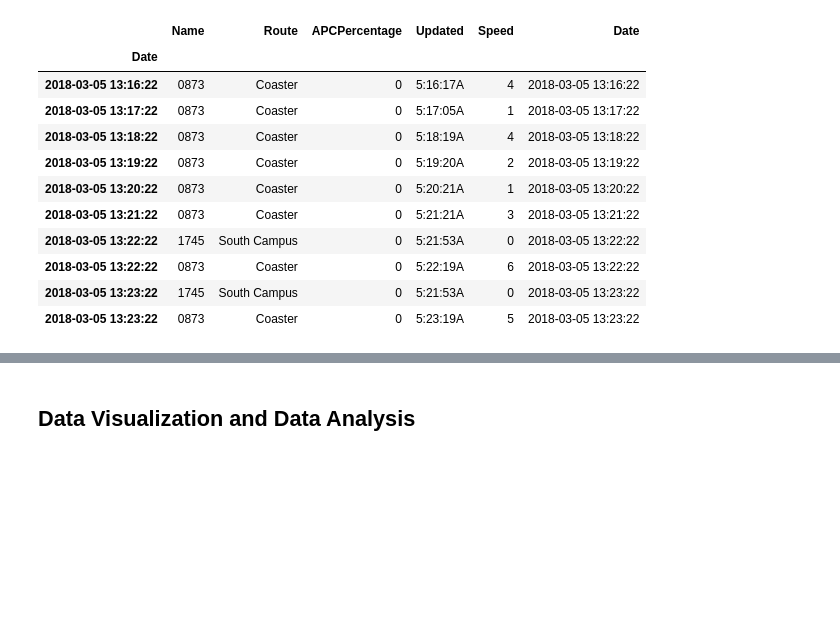
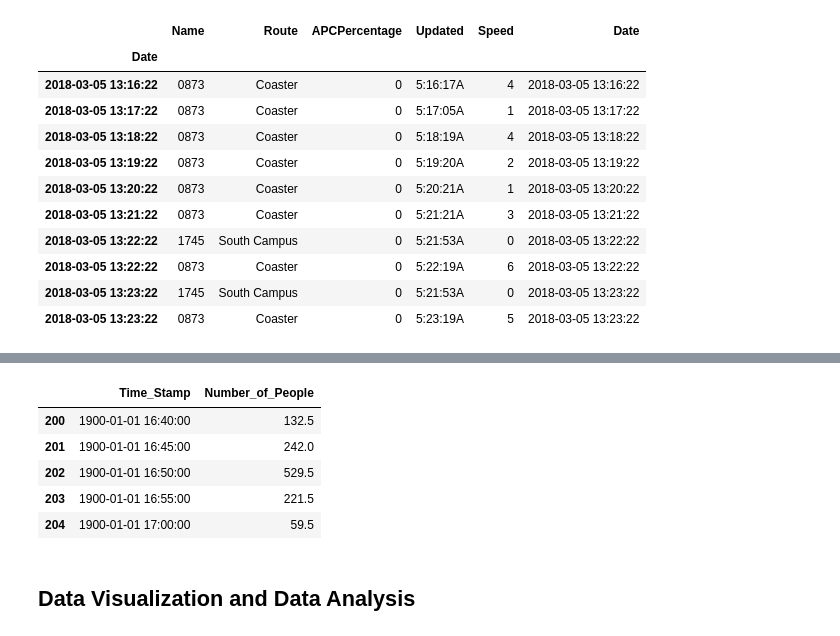
Before and after one commit to kelvinluime/Pr_059, a Jupyter notebook: FinalProject.ipynb, the cells around one changed output, grey strips where cells are left out. Saved outputs shown, nothing was run; the diff lists cells and outputs as text; code cells hidden in the pictures; blank space fills up the shorter version.

```diff
--- a/FinalProject.ipynb
+++ b/FinalProject.ipynb
@@ -997,3 +1085,58 @@ df_shuttle.head(10)
+# %%
+current_time = datetime.datetime(2018, 3, 5)
+end_time = datetime.datetime(2018, 3, 10)
+row_idx = 0
+
+index_dictionary = get_index_dictionary()
+
+sums = np.array([np.zeros(len(index_dictionary))]*7, dtype=float)
+
+while current_time != end_time and row_idx < new_shuttle_df.shape[0]:
+    row_time_stamp = datetime.datetime.strptime(str(new_shuttle_df.iloc[row_idx]['Time_Stamp']), '%Y-%m-%d %H:%M:%S')
+    if current_time == row_time_stamp:
+        day_idx = int(new_shuttle_df.iloc[row_idx]['weekday'])
+        corr_idx = index_dictionary[get_key(current_time)]
+        sums[day_idx][corr_idx] += new_shuttle_df.iloc[row_idx]['Number_of_People']
+        row_idx += 1
+    elif current_time < row_time_stamp:
+        current_time += datetime.timedelta(minutes=5)
+    else:
+        row_idx += 1
+# %%
+# Finally we export them into csv files so that we can use them later
+# to visualize
+time_df = get_time_interval_df()
+xfmt = mdates.DateFormatter('%H:%M')
+
+df_shuttle_m = pd.DataFrame({'Time_Stamp': time_df})
+df_shuttle_m['Number_of_People'] = sums[0]
+df_shuttle_m.to_csv('data/monday_shuttle.csv')
+
+df_shuttle_t = pd.DataFrame({'Time_Stamp': time_df})
+df_shuttle_t['Number_of_People'] = sums[1]
+df_shuttle_t.to_csv('data/tuesday_shuttle.csv')
+
+df_shuttle_w = pd.DataFrame({'Time_Stamp': time_df})
+df_shuttle_w['Number_of_People'] = sums[2]
+df_shuttle_w.to_csv('data/wednesday_shuttle.csv')
+
+df_shuttle_r = pd.DataFrame({'Time_Stamp': time_df})
+df_shuttle_r['Number_of_People'] = sums[3]
+df_shuttle_r.to_csv('data/thursday_shuttle.csv')
+
+df_shuttle_f = pd.DataFrame({'Time_Stamp': time_df})
+df_shuttle_f['Number_of_People'] = sums[4]
+df_shuttle_f.to_csv('data/friday_shuttle.csv')
+
+# This is a sample of how the new data frame for shuttle data looks like.
+df_shuttle_m[200:205]
+# %% [output]
+|  | Time_Stamp | Number_of_People |
+| 200 | 1900-01-01 16:40:00 | 132.5 |
+| 201 | 1900-01-01 16:45:00 | 242.0 |
+| 202 | 1900-01-01 16:50:00 | 529.5 |
+| 203 | 1900-01-01 16:55:00 | 221.5 |
+| 204 | 1900-01-01 17:00:00 | 59.5 |
 # %% [markdown]
 ## Data Visualization and Data Analysis
 # %%
```
Also changed, not shown: parts of 11 cells of this notebook, 5 other files.
